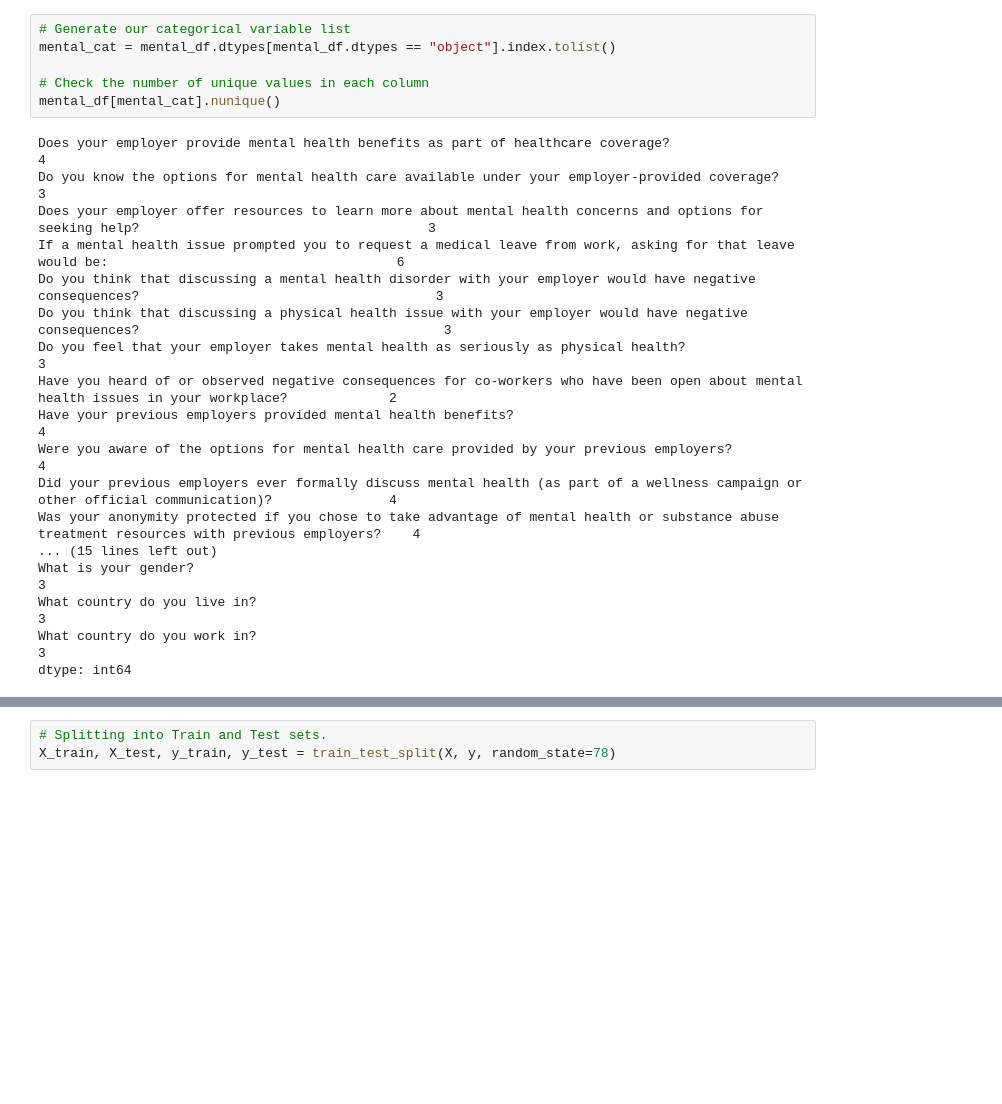
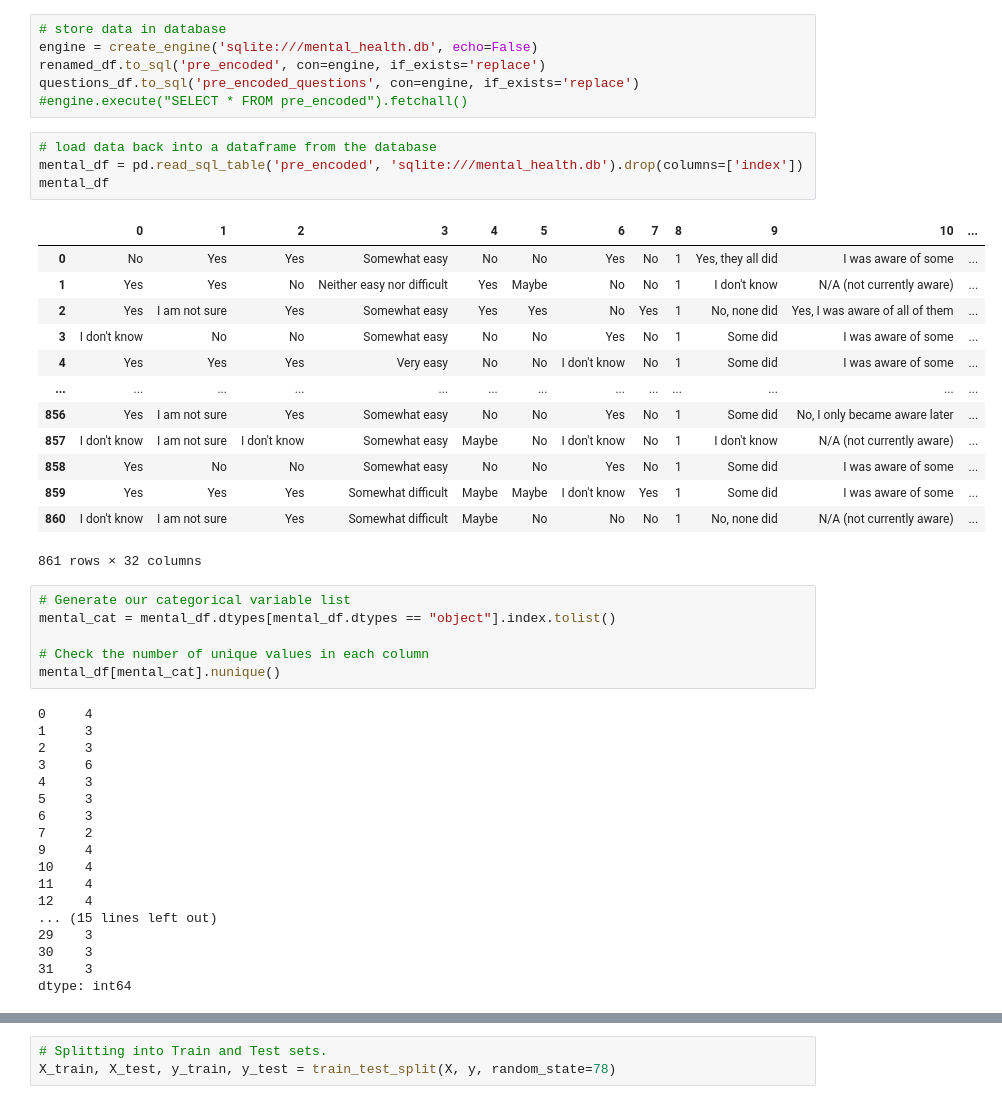
Before and after one commit to hillarykrumbholz/Mental_Health_in_Tech, a Jupyter notebook: Random_Forest_Model.ipynb, the cells around one changed output, grey strips where cells are left out. Drawn from its saved outputs; the diff is of its cells as text; blank space fills up the shorter version.

```diff
--- a/Random_Forest_Model.ipynb
+++ b/Random_Forest_Model.ipynb
@@ -27,3 +72,27 @@ mental_df
+# %%
+# store data in database
+engine = create_engine('sqlite:///mental_health.db', echo=False)
+renamed_df.to_sql('pre_encoded', con=engine, if_exists='replace')
+questions_df.to_sql('pre_encoded_questions', con=engine, if_exists='replace')
+#engine.execute("SELECT * FROM pre_encoded").fetchall()
+# %%
+# load data back into a dataframe from the database
+mental_df = pd.read_sql_table('pre_encoded', 'sqlite:///mental_health.db').drop(columns=['index'])
+mental_df
+# %% [output]
+|  | 0 | 1 | 2 | 3 | 4 | 5 | 6 | 7 | 8 | 9 | 10 | ... |
+| 0 | No | Yes | Yes | Somewhat easy | No | No | Yes | No | 1 | Yes, they all did | I was aware of some | ... |
+| 1 | Yes | Yes | No | Neither easy nor difficult | Yes | Maybe | No | No | 1 | I don't know | N/A (not currently aware) | ... |
+| 2 | Yes | I am not sure | Yes | Somewhat easy | Yes | Yes | No | Yes | 1 | No, none did | Yes, I was aware of all of them | ... |
+| 3 | I don't know | No | No | Somewhat easy | No | No | Yes | No | 1 | Some did | I was aware of some | ... |
+| 4 | Yes | Yes | Yes | Very easy | No | No | I don't know | No | 1 | Some did | I was aware of some | ... |
+| ... | ... | ... | ... | ... | ... | ... | ... | ... | ... | ... | ... | ... |
+| 856 | Yes | I am not sure | Yes | Somewhat easy | No | No | Yes | No | 1 | Some did | No, I only became aware later | ... |
+| 857 | I don't know | I am not sure | I don't know | Somewhat easy | Maybe | No | I don't know | No | 1 | I don't know | N/A (not currently aware) | ... |
+| 858 | Yes | No | No | Somewhat easy | No | No | Yes | No | 1 | Some did | I was aware of some | ... |
+| 859 | Yes | Yes | Yes | Somewhat difficult | Maybe | Maybe | I don't know | Yes | 1 | Some did | I was aware of some | ... |
+| 860 | I don't know | I am not sure | Yes | Somewhat difficult | Maybe | No | No | No | 1 | No, none did | N/A (not currently aware) | ... |
+861 rows × 32 columns
 # %%
 # Generate our categorical variable list
 mental_cat = mental_df.dtypes[mental_df.dtypes == "object"].index.tolist()
@@ -31,22 +100,22 @@ mental_cat = mental_df.dtypes[mental_df.dtypes == "object"].index.tolist()
 # Check the number of unique values in each column
 mental_df[mental_cat].nunique()
 # %% [output]
-Does your employer provide mental health benefits as part of healthcare coverage?                                                               4
-Do you know the options for mental health care available under your employer-provided coverage?                                                 3
-Does your employer offer resources to learn more about mental health concerns and options for seeking help?                                     3
-If a mental health issue prompted you to request a medical leave from work, asking for that leave would be:                                     6
-Do you think that discussing a mental health disorder with your employer would have negative consequences?                                      3
-Do you think that discussing a physical health issue with your employer would have negative consequences?                                       3
-Do you feel that your employer takes mental health as seriously as physical health?                                                             3
-Have you heard of or observed negative consequences for co-workers who have been open about mental health issues in your workplace?             2
-Have your previous employers provided mental health benefits?                                                                                   4
-Were you aware of the options for mental health care provided by your previous employers?                                                       4
-Did your previous employers ever formally discuss mental health (as part of a wellness campaign or other official communication)?               4
-Was your anonymity protected if you chose to take advantage of mental health or substance abuse treatment resources with previous employers?    4
+0     4
+1     3
+2     3
+3     6
+4     3
+5     3
+6     3
+7     2
+9     4
+10    4
+11    4
+12    4
 ... (15 lines left out)
-What is your gender?                                                                                                                            3
-What country do you live in?                                                                                                                    3
-What country do you work in?                                                                                                                    3
+29    3
+30    3
+31    3
 dtype: int64
 # %%
 # Create a OneHotEncoder instance
```
Also changed, not shown: parts of 19 cells of this notebook, 1 other file.
